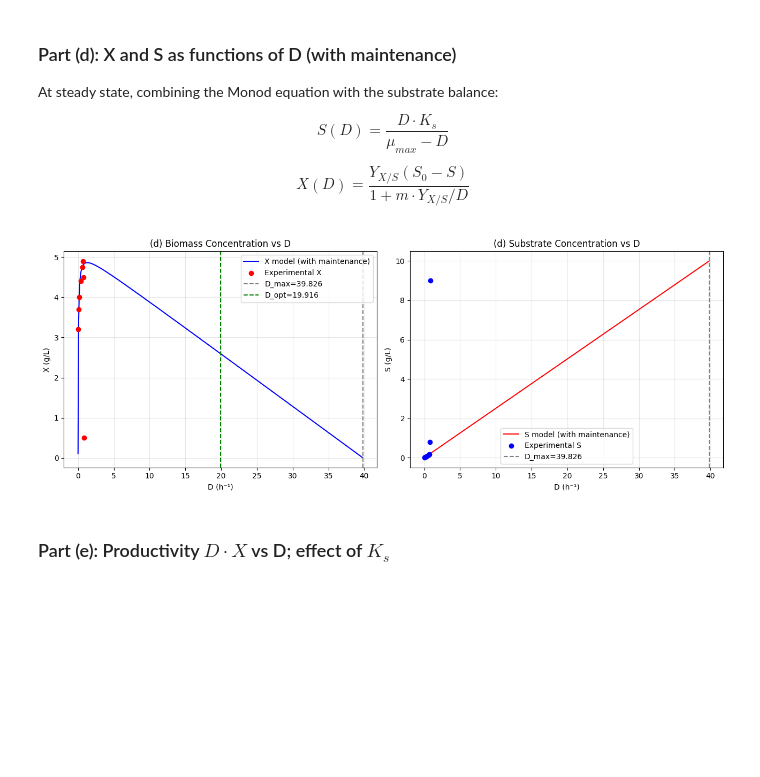
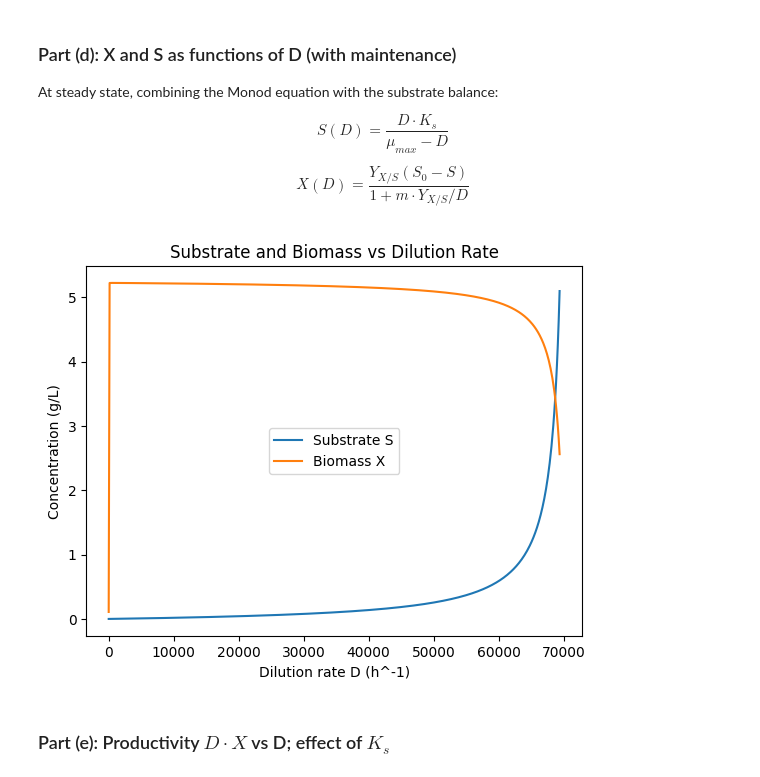
Before and after one commit to Noah-Paga/Bioreactor-mod-simulation, a Jupyter notebook: Project_2/Ex_4.ipynb, the cells around one changed output. Drawn from its saved outputs; the diff is of its cells as text; code cells hidden in the pictures; blank space fills up the shorter version.

```diff
--- a/Project_2/Ex_4.ipynb
+++ b/Project_2/Ex_4.ipynb
@@ -249,45 +254,46 @@ $$S(D) = \frac{D \cdot K_s}{\mu_{max} - D}$$
 
 $$X(D) = \frac{Y_{X/S}(S_0 - S)}{1 + m \cdot Y_{X/S}/D}$$
 # %%
-#(d) X(D) and S(D) with maintenance:
-D_range = np.linspace(0.001, D_max * 0.999, 500)
+def solve_system(D):
 
-def steady_state(D, mu_max, Ks, Y_XS, m, S0):
-    S_ss = D * Ks / (mu_max - D)
-    S_ss = np.clip(S_ss, 0, S0)
-    denom = 1 + m * Y_XS / D
-    X_ss = Y_XS * (S0 - S_ss) / denom
-    X_ss = np.maximum(X_ss, 0)
-    return S_ss, X_ss
+    def equations(vars):
+        S, X = vars
 
-S_model, X_model = steady_state(D_range, mu_max, Ks, Y_XS, m_maint, S0)
+        mu = mu_max*S/(Ks+S)
 
-fig, axes = plt.subplots(1, 2, figsize=(13, 5))
+        eq1 = mu - D
+        eq2 = D*(S0-S) - (D*X/Yxs + m*X)
 
-axes[0].plot(D_range, X_model, 'b-', label='X model (with maintenance)')
-axes[0].scatter(D_data, X_data, color='red', zorder=5, label='Experimental X')
-axes[0].axvline(D_max, color='gray', linestyle='--', label=f'D_max={D_max:.3f}')
-axes[0].axvline(D_opt, color='green', linestyle='--', label=f'D_opt={D_opt:.3f}')
-axes[0].set_xlabel('D (h⁻¹)')
-axes[0].set_ylabel('X (g/L)')
-axes[0].set_title('(d) Biomass Concentration vs D')
-axes[0].legend()
-axes[0].grid(True, alpha=0.3)
+        return [eq1, eq2]
 
-axes[1].plot(D_range, S_model, 'r-', label='S model (with maintenance)')
-axes[1].scatter(D_data, S_data, color='blue', zorder=5, label='Experimental S')
-axes[1].axvline(D_max, color='gray', linestyle='--', label=f'D_max={D_max:.3f}')
-axes[1].set_xlabel('D (h⁻¹)')
-axes[1].set_ylabel('S (g/L)')
-axes[1].set_title('(d) Substrate Concentration vs D')
-axes[1].legend()
-axes[1].grid(True, alpha=0.3)
+    sol = fsolve(equations, [0.1,1])
 
-plt.tight_layout()
-plt.savefig(r'C:\Users\noah2\OneDrive\Documents\GitHub\Projects\Bioreactor-mod-simulation\Project_2\Images\ex4_part_D.png', dpi=150, bbox_inches='tight')
+    return sol
+
+S_vals = []
+X_vals = []
+
+for D in D_range:
+    S,X = solve_system(D)
+    S_vals.append(S)
+    X_vals.append(X)
+
+S_vals = np.array(S_vals)
+X_vals = np.array(X_vals)
+
+plt.figure()
+
+plt.plot(D_range, S_vals, label="Substrate S")
+plt.plot(D_range, X_vals, label="Biomass X")
+
+plt.xlabel("Dilution rate D (h^-1)")
+plt.ylabel("Concentration (g/L)")
+plt.title("Substrate and Biomass vs Dilution Rate")
+
+plt.legend()
 plt.show()
 # %% [output]
-[figure, old version]
+[figure, new version]
 # %% [markdown]
 ### Part (e): Productivity $D \cdot X$ vs D; effect of $K_s$
 # %%
```
Also changed, not shown: parts of 10 cells of this notebook.
